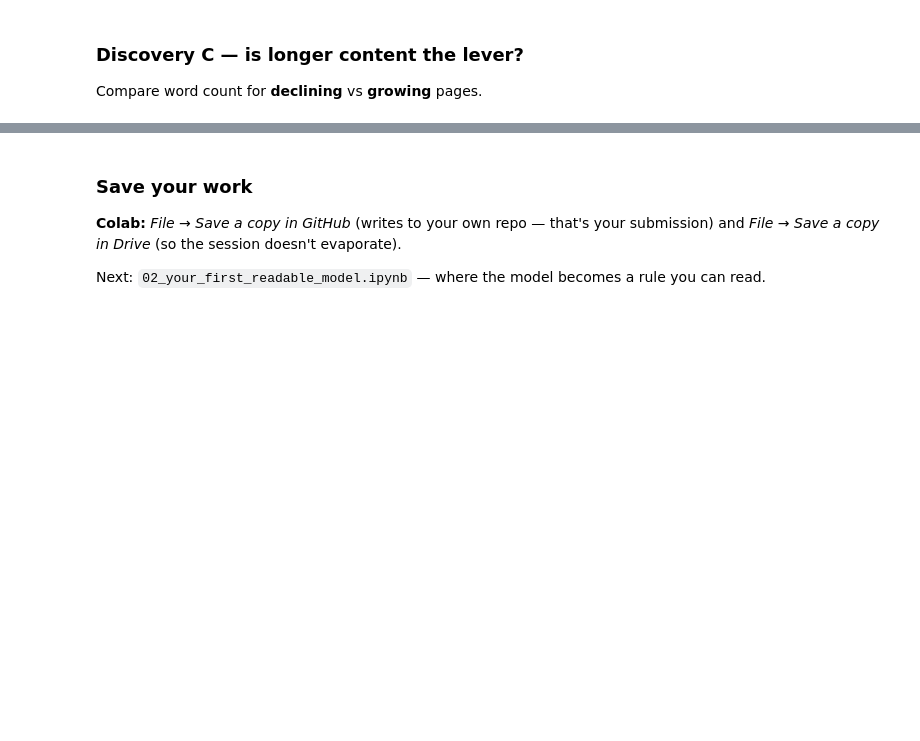
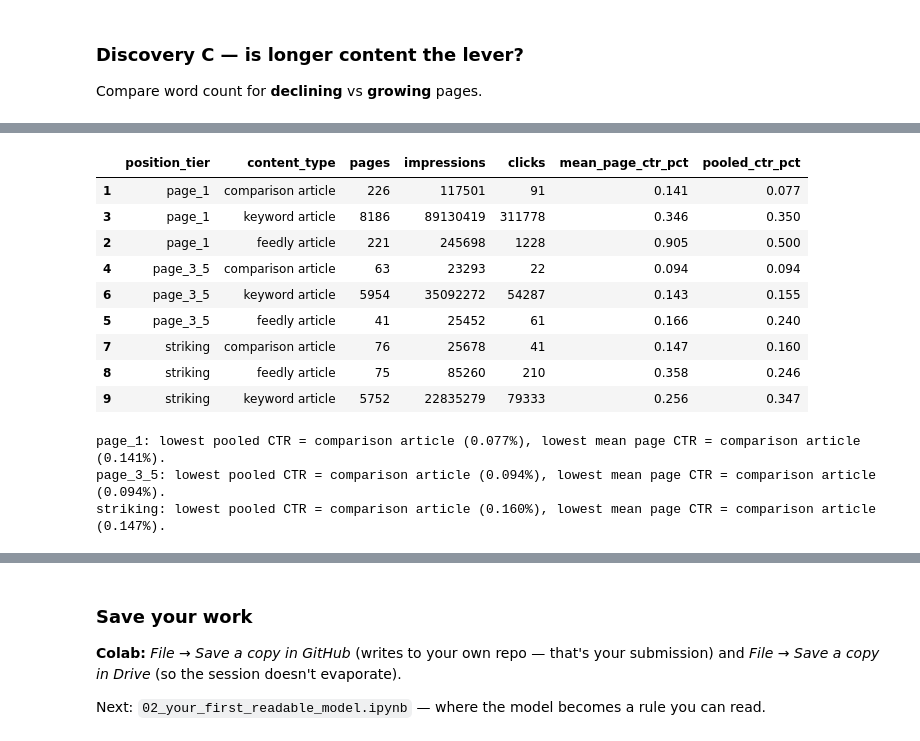
Before and after one commit to Shenone77/flyrank-ml-internship, a Jupyter notebook: notebooks/01_first_look_and_discovery.ipynb, the cells around one changed output, grey strips where cells are left out. Cells and saved outputs as stored; diff of their text form; code cells hidden in the pictures; blank space fills up the shorter version.

```diff
--- a/notebooks/01_first_look_and_discovery.ipynb
+++ b/notebooks/01_first_look_and_discovery.ipynb
@@ -100,2 +157,42 @@ Pick **one** of these and write a few lines below. This is your Week-1 discovery
 # %%
-# Your discovery here
+# Discovery B extension: compare content types inside the same position tier.
+known_position = visible.loc[visible["position_tier"].ne("no_data")]
+groups = known_position.groupby(["position_tier", "content_type"], observed=True).agg(
+    pages=("ctr", "size"),
+    impressions=("impressions_90d", "sum"),
+    clicks=("clicks_90d", "sum"),
+    mean_page_ctr_pct=("ctr", "mean"),
+)
+eligible = groups.loc[groups["pages"].ge(30)].reset_index()
+eligible = eligible.loc[eligible.groupby("position_tier")["content_type"].transform("size").ge(2)].copy()
+eligible["pooled_ctr_pct"] = 100 * eligible["clicks"] / eligible["impressions"]
+assert not eligible.empty and eligible["pooled_ctr_pct"].between(0, 100).all()
+
+display(
+    eligible.sort_values(["position_tier", "pooled_ctr_pct"]).round(3)
+)
+
+# Label all tied minima if they occur.
+for tier, rows in eligible.groupby("position_tier"):
+    pooled_min = rows.loc[rows["pooled_ctr_pct"].eq(rows["pooled_ctr_pct"].min())]
+    page_min = rows.loc[rows["mean_page_ctr_pct"].eq(rows["mean_page_ctr_pct"].min())]
+    print(
+        f"{tier}: lowest pooled CTR = {' / '.join(pooled_min['content_type'])} "
+        f"({pooled_min['pooled_ctr_pct'].iloc[0]:.3f}%), "
+        f"lowest mean page CTR = {' / '.join(page_min['content_type'])} "
+        f"({page_min['mean_page_ctr_pct'].iloc[0]:.3f}%)."
+    )
+# %% [output]
+|  | position_tier | content_type | pages | impressions | clicks | mean_page_ctr_pct | pooled_ctr_pct |
+| 1 | page_1 | comparison article | 226 | 117501 | 91 | 0.141 | 0.077 |
+| 3 | page_1 | keyword article | 8186 | 89130419 | 311778 | 0.346 | 0.350 |
+| 2 | page_1 | feedly article | 221 | 245698 | 1228 | 0.905 | 0.500 |
+| 4 | page_3_5 | comparison article | 63 | 23293 | 22 | 0.094 | 0.094 |
+| 6 | page_3_5 | keyword article | 5954 | 35092272 | 54287 | 0.143 | 0.155 |
+| 5 | page_3_5 | feedly article | 41 | 25452 | 61 | 0.166 | 0.240 |
+| 7 | striking | comparison article | 76 | 25678 | 41 | 0.147 | 0.160 |
+| 8 | striking | feedly article | 75 | 85260 | 210 | 0.358 | 0.246 |
+| 9 | striking | keyword article | 5752 | 22835279 | 79333 | 0.256 | 0.347 |
+page_1: lowest pooled CTR = comparison article (0.077%), lowest mean page CTR = comparison article (0.141%).
+page_3_5: lowest pooled CTR = comparison article (0.094%), lowest mean page CTR = comparison article (0.094%).
+striking: lowest pooled CTR = comparison article (0.160%), lowest mean page CTR = comparison article (0.147%).
```
Also changed, not shown: parts of 12 cells of this notebook, 1 other file.
